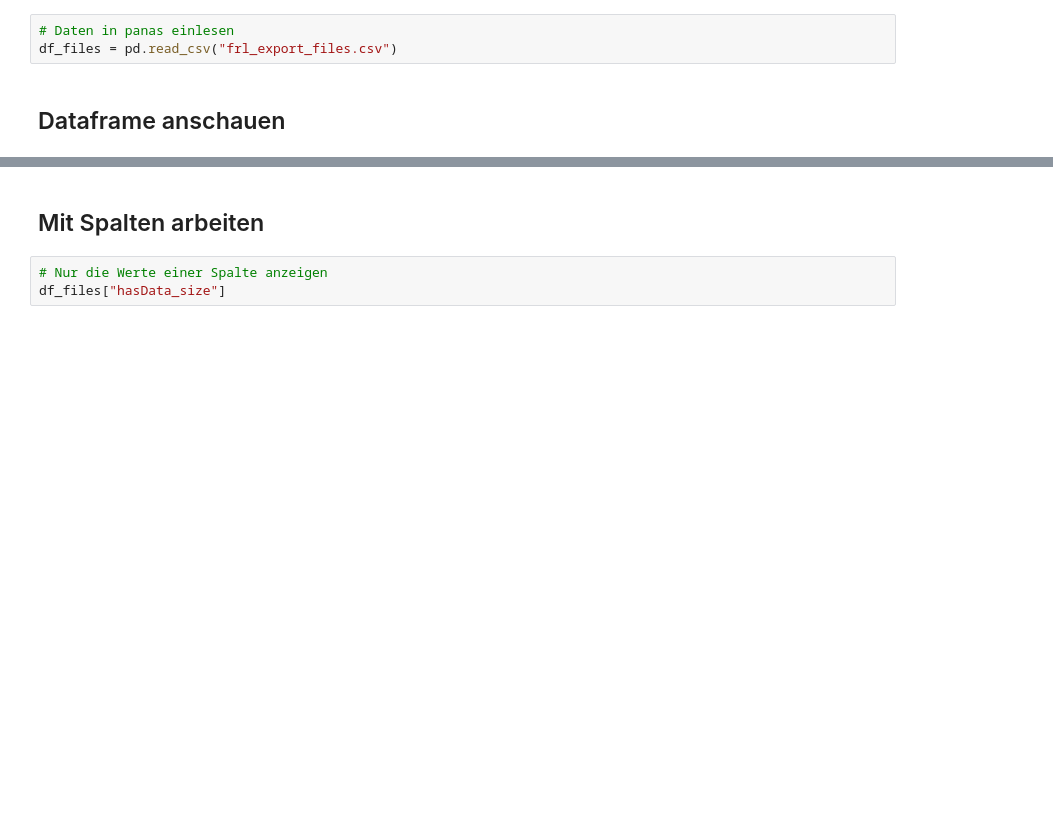
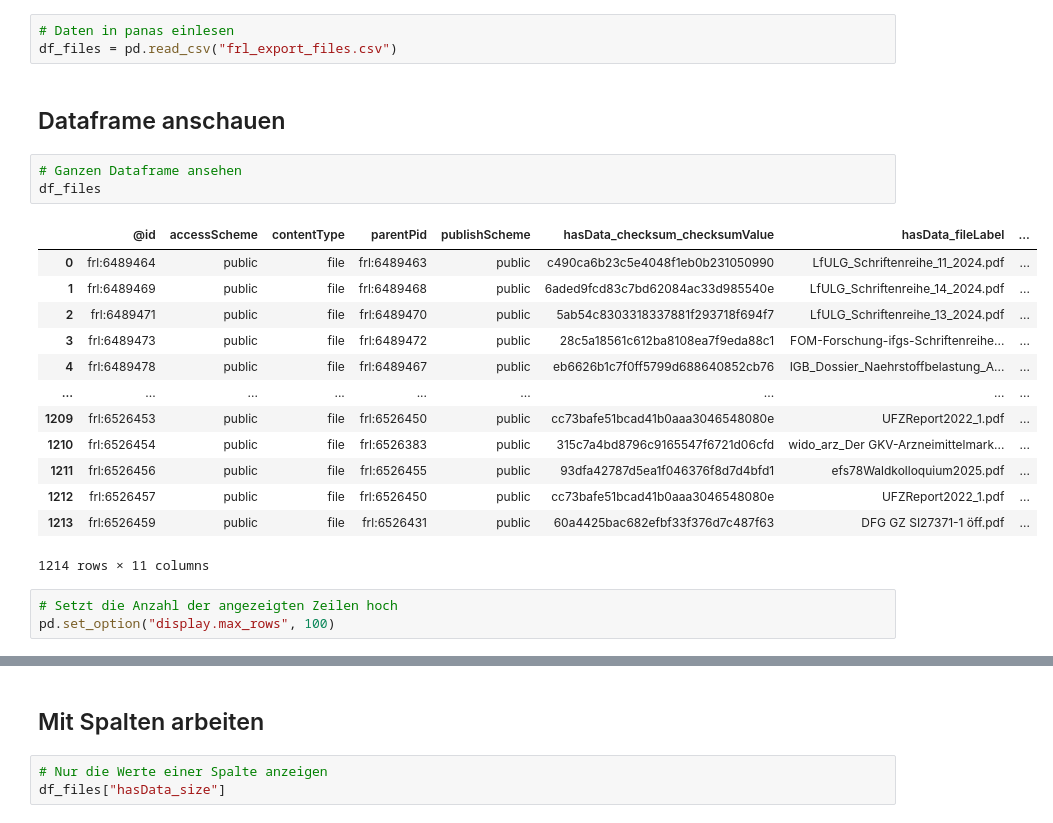
Before and after one commit to lschruff/library_carpentry_workshops, a Jupyter notebook: pandas_python_lesson/2025-12-01_pandas_lesson_frl_researchData.ipynb, the cells around one changed output, grey strips where cells are left out. Cells and saved outputs as stored; diff of their text form; blank space fills up the shorter version.

```diff
--- a/pandas_python_lesson/2025-12-01_pandas_lesson_frl_researchData.ipynb
+++ b/pandas_python_lesson/2025-12-01_pandas_lesson_frl_researchData.ipynb
@@ -16,6 +16,26 @@ urllib.request.urlretrieve(url_data_files, filename_files)
 df_files = pd.read_csv("frl_export_files.csv")
 # %% [markdown]
 ## Dataframe anschauen
+# %%
+# Ganzen Dataframe ansehen
+df_files
+# %% [output]
+|  | @id | accessScheme | contentType | parentPid | publishScheme | hasData_checksum_checksumValue | hasData_fileLabel | ... |
+| 0 | frl:6489464 | public | file | frl:6489463 | public | c490ca6b23c5e4048f1eb0b231050990 | LfULG_Schriftenreihe_11_2024.pdf | ... |
+| 1 | frl:6489469 | public | file | frl:6489468 | public | 6aded9fcd83c7bd62084ac33d985540e | LfULG_Schriftenreihe_14_2024.pdf | ... |
+| 2 | frl:6489471 | public | file | frl:6489470 | public | 5ab54c8303318337881f293718f694f7 | LfULG_Schriftenreihe_13_2024.pdf | ... |
+| 3 | frl:6489473 | public | file | frl:6489472 | public | 28c5a18561c612ba8108ea7f9eda88c1 | FOM-Forschung-ifgs-Schriftenreihe... | ... |
+| 4 | frl:6489478 | public | file | frl:6489467 | public | eb6626b1c7f0ff5799d688640852cb76 | IGB_Dossier_Naehrstoffbelastung_A... | ... |
+| ... | ... | ... | ... | ... | ... | ... | ... | ... |
+| 1209 | frl:6526453 | public | file | frl:6526450 | public | cc73bafe51bcad41b0aaa3046548080e | UFZReport2022_1.pdf | ... |
+| 1210 | frl:6526454 | public | file | frl:6526383 | public | 315c7a4bd8796c9165547f6721d06cfd | wido_arz_Der GKV-Arzneimittelmark... | ... |
+| 1211 | frl:6526456 | public | file | frl:6526455 | public | 93dfa42787d5ea1f046376f8d7d4bfd1 | efs78Waldkolloquium2025.pdf | ... |
+| 1212 | frl:6526457 | public | file | frl:6526450 | public | cc73bafe51bcad41b0aaa3046548080e | UFZReport2022_1.pdf | ... |
+| 1213 | frl:6526459 | public | file | frl:6526431 | public | 60a4425bac682efbf33f376d7c487f63 | DFG GZ SI27371-1 öff.pdf | ... |
+1214 rows × 11 columns
+# %%
+# Setzt die Anzahl der angezeigten Zeilen hoch
+pd.set_option("display.max_rows", 100)
 # %%
 # Umfang des DataFrames anzeigen
 df_files.shape
```
Also changed, not shown: parts of 25 cells of this notebook, 2 other files.
